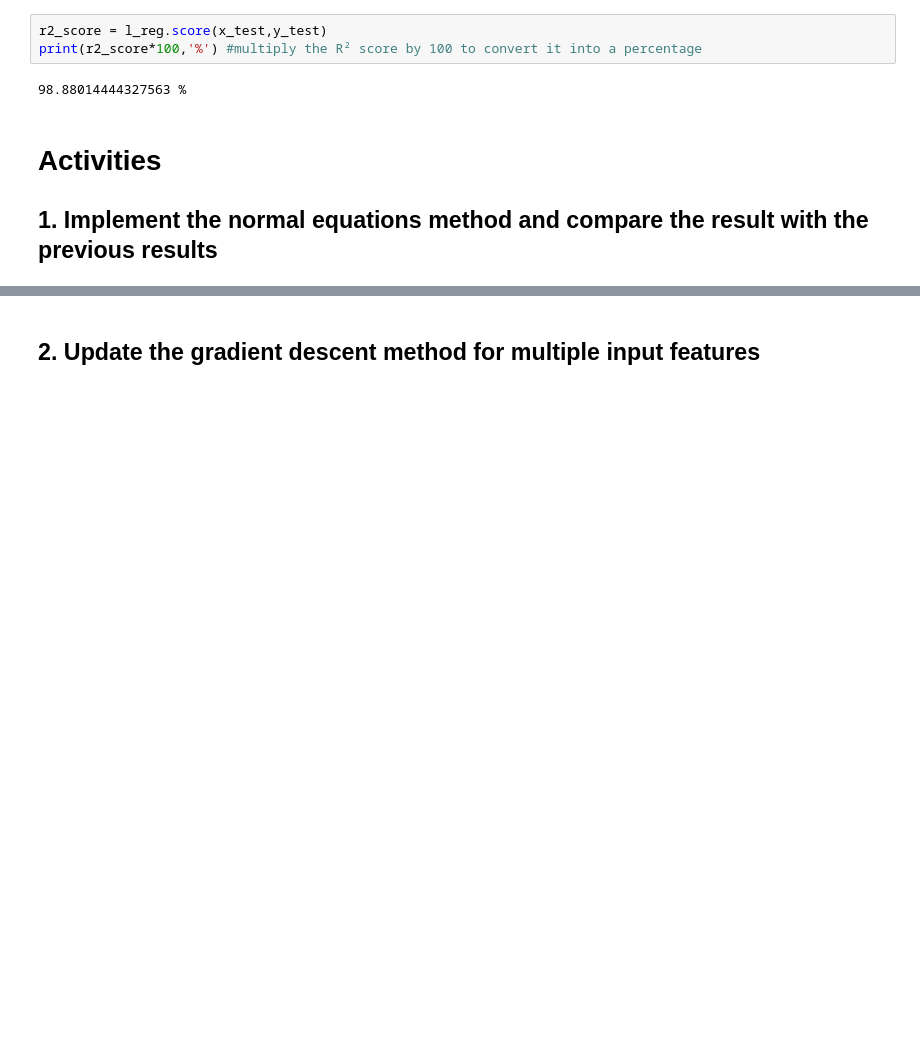
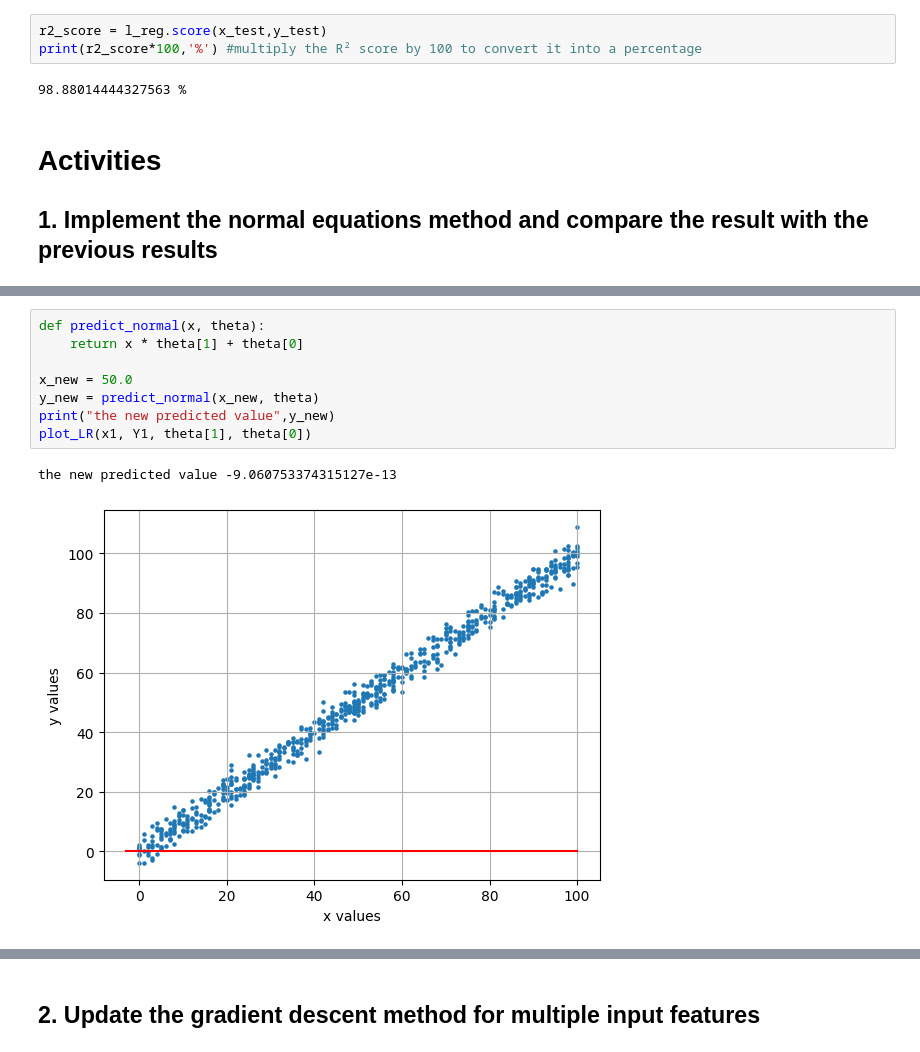
Before and after one commit to AIwaziri/Ai-305-LAB-ML, a Jupyter notebook: LAB03/AI305-week3-LR.ipynb, the cells around one changed output, grey strips where cells are left out. Cells and saved outputs as stored; diff of their text form; blank space fills up the shorter version.

```diff
--- a/LAB03/AI305-week3-LR.ipynb
+++ b/LAB03/AI305-week3-LR.ipynb
@@ -268,0 +267,11 @@ ValueError: all the input array dimensions except for the concatenation axis mus
+# %%
+def predict_normal(x, theta):
+    return x * theta[1] + theta[0]
+
+x_new = 50.0
+y_new = predict_normal(x_new, theta)
+print("the new predicted value",y_new)
+plot_LR(x1, Y1, theta[1], theta[0])
+# %% [output]
+the new predicted value -9.060753374315127e-13
+[figure, added]
```
Also changed, not shown: parts of 6 cells of this notebook.
